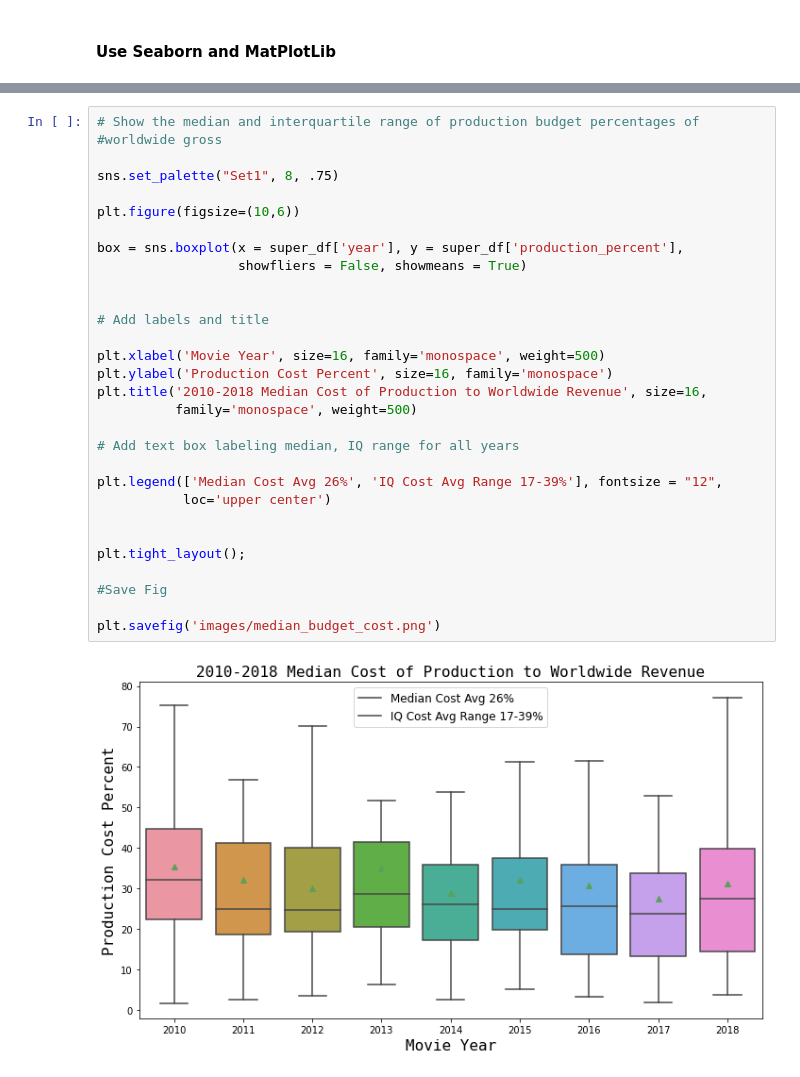
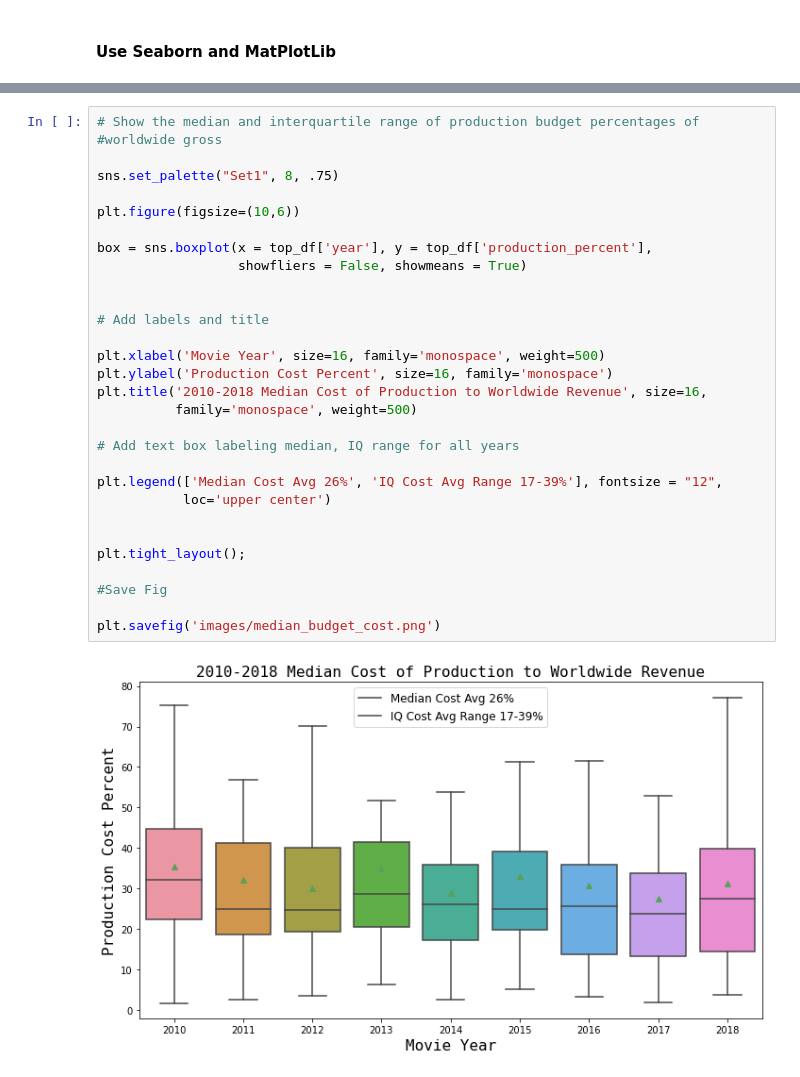
Before and after one commit to JM-Hansen/dsc-phase-1-project-v2-4, a Jupyter notebook: Microsoft_Movie_Analysis.ipynb, the cells around one changed output, grey strips where cells are left out. Saved outputs shown, nothing was run; the diff lists cells and outputs as text.

```diff
--- a/Microsoft_Movie_Analysis.ipynb
+++ b/Microsoft_Movie_Analysis.ipynb
@@ -1098,35 +1248,35 @@ plt.savefig('images/scatter_budget_revenue.png')
 # %%
 # Show the median and interquartile range of production budget percentages of
 #worldwide gross
 
 sns.set_palette("Set1", 8, .75)
 
 plt.figure(figsize=(10,6))
 
-box = sns.boxplot(x = super_df['year'], y = super_df['production_percent'],
+box = sns.boxplot(x = top_df['year'], y = top_df['production_percent'],
                   showfliers = False, showmeans = True)
 
 
 # Add labels and title
 
 plt.xlabel('Movie Year', size=16, family='monospace', weight=500)
 plt.ylabel('Production Cost Percent', size=16, family='monospace')
 plt.title('2010-2018 Median Cost of Production to Worldwide Revenue', size=16,
           family='monospace', weight=500)
 
 # Add text box labeling median, IQ range for all years
 
 plt.legend(['Median Cost Avg 26%', 'IQ Cost Avg Range 17-39%'], fontsize = "12",
            loc='upper center')
 
 
 plt.tight_layout();
 
 #Save Fig
 
 plt.savefig('images/median_budget_cost.png')
 # %% [output]
-[figure, old version]
+[figure, new version]
 # %%
 # Show most common months for movie release.
 
```
Also changed, not shown: parts of 45 cells of this notebook, 4 other files.
